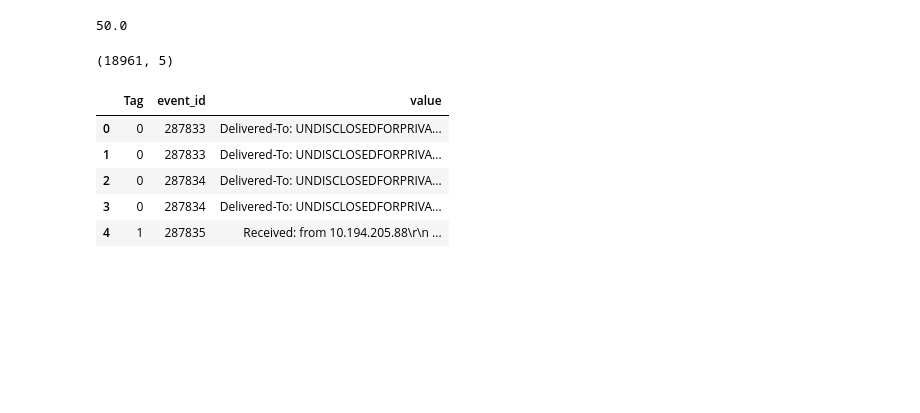
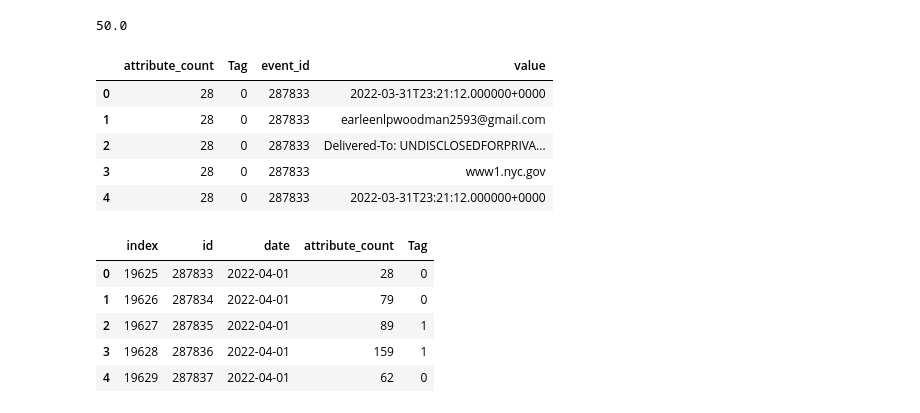
Before and after one commit to HOLMESsamuel/game-of-code, a Jupyter notebook: inspect.ipynb, the cells around one changed output. Cells and saved outputs as stored; diff of their text form; code cells hidden in the pictures; blank space fills up the shorter version.

```diff
--- a/inspect.ipynb
+++ b/inspect.ipynb
@@ -130,21 +130,28 @@ none_attribute_count.median(axis=0)
 # %% [output]
 50.0
 # %%
-attributes_1 = attributes_1[attributes_1["object_relation"] == "header"]
-attributes_1.shape
+# attributes_1 = attributes_1[attributes_1["object_relation"] == "header"]
+# attributes_1.shape
-# %% [output]
-(18961, 5)
 # %%
 merged_dataset = pd.merge(events_1, attributes_1, left_on="id", right_on="event_id")
-merged_dataset = merged_dataset.drop(["id_x", "index_x", "date", "id_y", "index_y", "object_relation", "attribute_count"], axis=1)
+merged_dataset = merged_dataset.drop(["id_x", "index_x", "date", "id_y", "index_y", "object_relation"], axis=1)
 
 merged_dataset.head()
 # %% [output]
-|  | Tag | event_id | value |
-| 0 | 0 | 287833 | Delivered-To: UNDISCLOSEDFORPRIVA... |
-| 1 | 0 | 287833 | Delivered-To: UNDISCLOSEDFORPRIVA... |
-| 2 | 0 | 287834 | Delivered-To: UNDISCLOSEDFORPRIVA... |
-| 3 | 0 | 287834 | Delivered-To: UNDISCLOSEDFORPRIVA... |
-| 4 | 1 | 287835 | Received: from 10.194.205.88\r\n ... |
+|  | attribute_count | Tag | event_id | value |
+| 0 | 28 | 0 | 287833 | 2022-03-31T23:21:12.000000+0000 |
+| 1 | 28 | 0 | 287833 | earleenlpwoodman2593@gmail.com |
+| 2 | 28 | 0 | 287833 | Delivered-To: UNDISCLOSEDFORPRIVA... |
+| 3 | 28 | 0 | 287833 | www1.nyc.gov |
+| 4 | 28 | 0 | 287833 | 2022-03-31T23:21:12.000000+0000 |
 # %%
 merged_dataset.to_csv("headers.csv")
+# %%
+events_1.head()
+# %% [output]
+|  | index | id | date | attribute_count | Tag |
+| 0 | 19625 | 287833 | 2022-04-01 | 28 | 0 |
+| 1 | 19626 | 287834 | 2022-04-01 | 79 | 0 |
+| 2 | 19627 | 287835 | 2022-04-01 | 89 | 1 |
+| 3 | 19628 | 287836 | 2022-04-01 | 159 | 1 |
+| 4 | 19629 | 287837 | 2022-04-01 | 62 | 0 |
```
Also changed, not shown: parts of 1 cell of this notebook, 13 other files.
